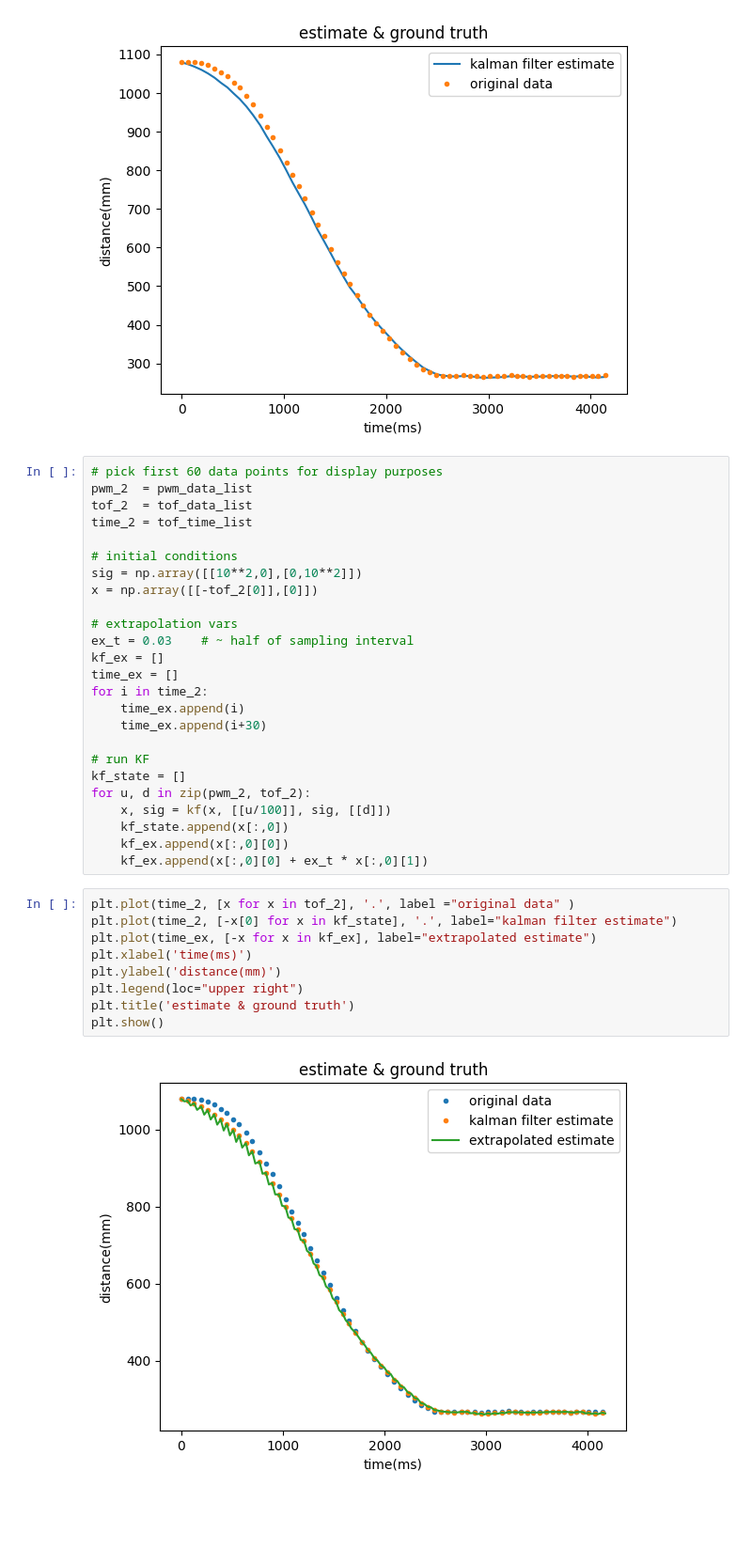
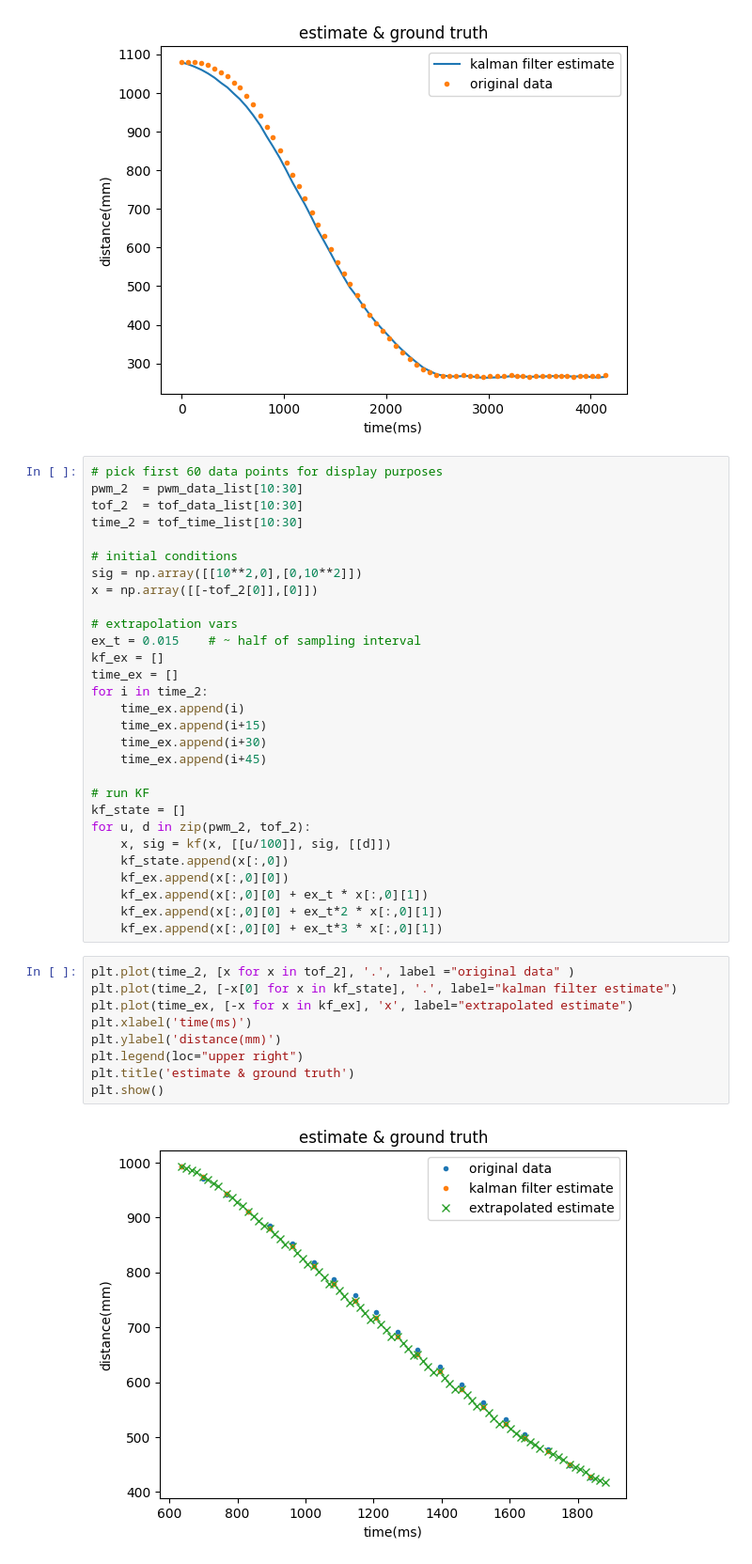
Before and after one commit to zechenwang00/ECE-5160-Sp23, a Jupyter notebook: ble_robot-1.1/ble_python/lab7_filter.ipynb, the cells around one changed output. Shown: that part at 94% size. Saved outputs shown, nothing was run; the diff lists cells and outputs as text; blank space fills up the shorter version.

```diff
--- a/ble_robot-1.1/ble_python/lab7_filter.ipynb
+++ b/ble_robot-1.1/ble_python/lab7_filter.ipynb
@@ -83,21 +83,23 @@ plt.show()
 [figure]
 # %%
 # pick first 60 data points for display purposes
-pwm_2  = pwm_data_list
-tof_2  = tof_data_list
-time_2 = tof_time_list
+pwm_2  = pwm_data_list[10:30]
+tof_2  = tof_data_list[10:30]
+time_2 = tof_time_list[10:30]
 
 # initial conditions
 sig = np.array([[10**2,0],[0,10**2]])
 x = np.array([[-tof_2[0]],[0]])
 
 # extrapolation vars
-ex_t = 0.03    # ~ half of sampling interval
+ex_t = 0.015    # ~ half of sampling interval
 kf_ex = []
 time_ex = []
 for i in time_2:
     time_ex.append(i)
+    time_ex.append(i+15)
     time_ex.append(i+30)
+    time_ex.append(i+45)
 
 # run KF
 kf_state = []
@@ -106,14 +108,16 @@ for u, d in zip(pwm_2, tof_2):
     kf_state.append(x[:,0])
     kf_ex.append(x[:,0][0])
     kf_ex.append(x[:,0][0] + ex_t * x[:,0][1])
+    kf_ex.append(x[:,0][0] + ex_t*2 * x[:,0][1])
+    kf_ex.append(x[:,0][0] + ex_t*3 * x[:,0][1])
 # %%
 plt.plot(time_2, [x for x in tof_2], '.', label ="original data" )
 plt.plot(time_2, [-x[0] for x in kf_state], '.', label="kalman filter estimate")
-plt.plot(time_ex, [-x for x in kf_ex], label="extrapolated estimate")
+plt.plot(time_ex, [-x for x in kf_ex], 'x', label="extrapolated estimate")
 plt.xlabel('time(ms)')
 plt.ylabel('distance(mm)')
 plt.legend(loc="upper right")
 plt.title('estimate & ground truth')
 plt.show()
 # %% [output]
-[figure, old version]
+[figure, new version]
```
Also changed, not shown: 2 other files.
